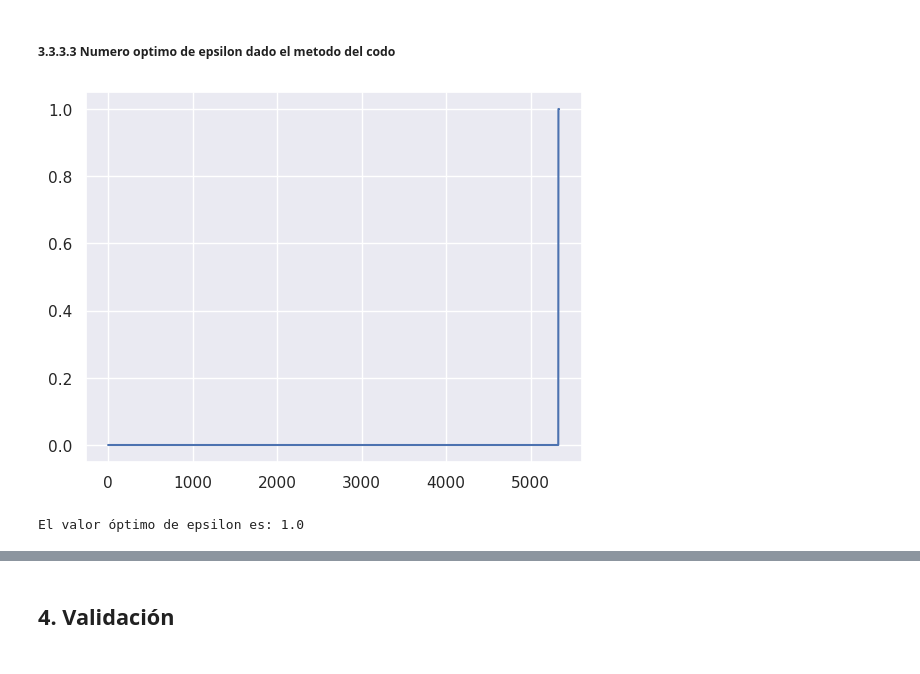
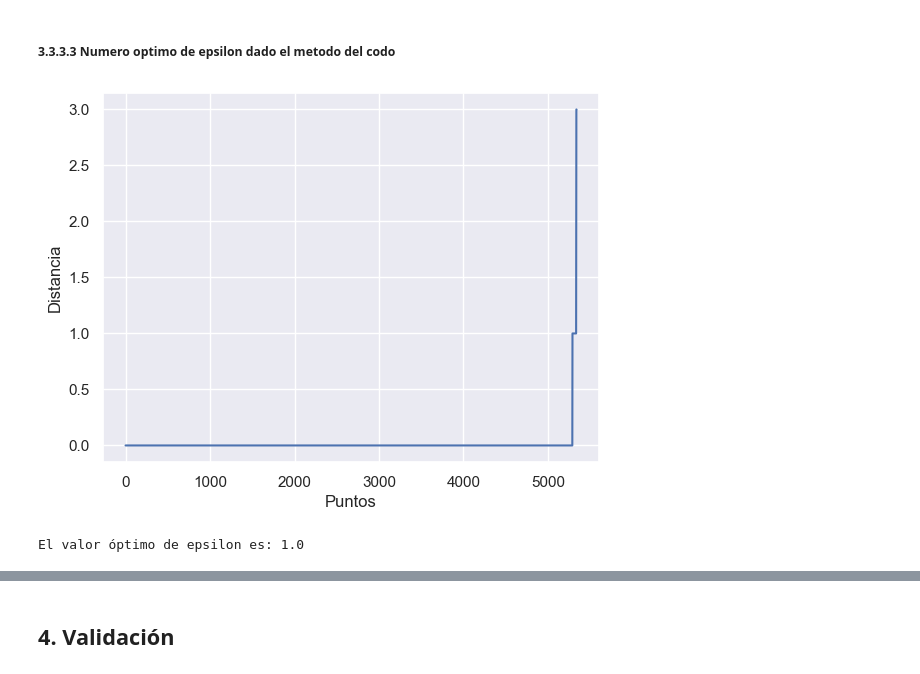
Before and after one commit to jjosorioc/ISIS3301-lab01-clustering, a Jupyter notebook: lab1.ipynb, the cells around one changed output, grey strips where cells are left out. Cells and saved outputs as stored; diff of their text form; code cells hidden in the pictures.

```diff
--- a/lab1.ipynb
+++ b/lab1.ipynb
@@ -576,24 +580,21 @@ plt.show()
 # %%
 from sklearn.neighbors import NearestNeighbors
 
-# Crear un objeto NearestNeighbors y ajustarlo a los datos
-nbrs = NearestNeighbors(n_neighbors=2).fit(cols_number)
+nbrs = NearestNeighbors(n_neighbors=5).fit(cols_number)
 
-# Calcular la distancia al punto más cercano para cada punto
 distances, indices = nbrs.kneighbors(cols_number)
 
-# Ordenar las distancias en orden ascendente
-distances = np.sort(distances[:,1], axis=0)
+distances = np.sort(distances[:,4], axis=0)
 
-# Graficar las distancias en función del índice de los puntos
 plt.plot(distances)
+plt.xlabel("Puntos")
+plt.ylabel("Distancia")
 plt.show()
 
-# Encontrar el "codo" en la curva utilizando la librería kneed
 kneedle = KneeLocator(np.arange(len(distances)), distances, curve='convex', direction='increasing')
 epsilon = distances[kneedle.knee]
 
 print(f"El valor óptimo de epsilon es: {epsilon}")
 # %% [output]
-[figure, old version]
+[figure, new version]
 El valor óptimo de epsilon es: 1.0
```
Also changed, not shown: parts of 19 cells of this notebook.
